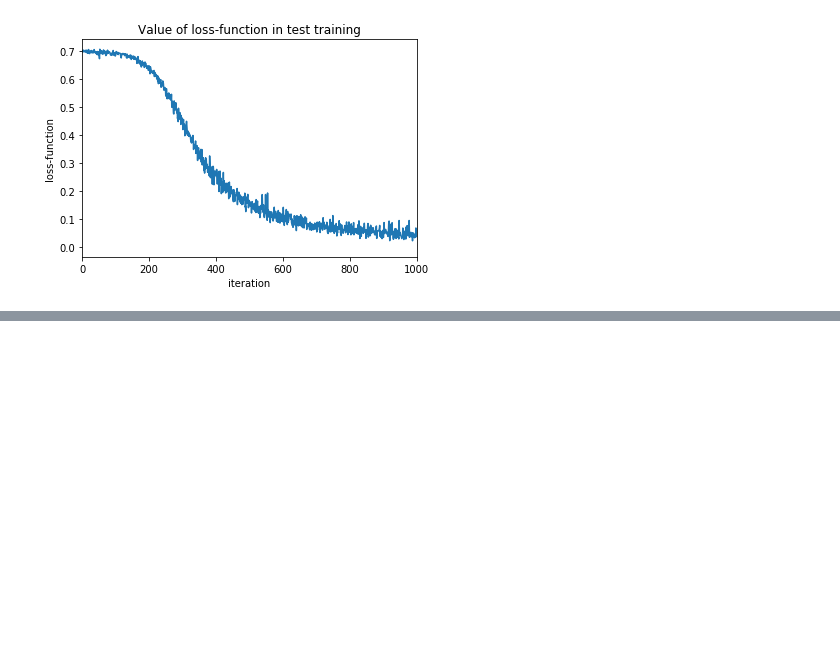
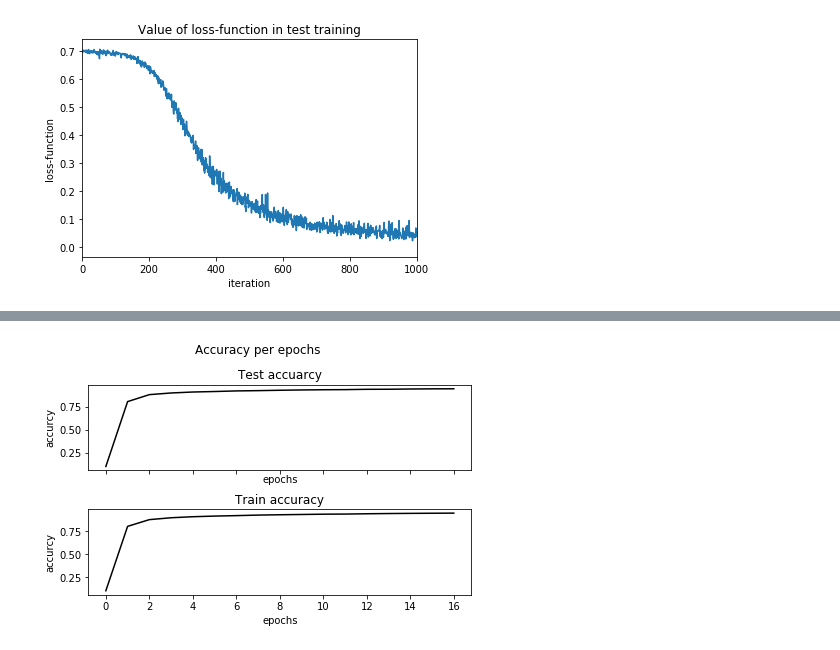
Before and after one commit to HansBlackCat/Python, a Jupyter notebook: MachineLearning/DeepLearning/cp4_Neural Network Training.ipynb, the cells around one changed output, grey strips where cells are left out. Drawn from its saved outputs; the diff is of its cells as text; code cells hidden in the pictures; blank space fills up the shorter version.

```diff
--- a/MachineLearning/DeepLearning/cp4_Neural Network Training.ipynb
+++ b/MachineLearning/DeepLearning/cp4_Neural Network Training.ipynb
@@ -562,0 +653,20 @@ plt.show()
+# %%
+# ver2
+x = np.arange(0,17,1)
+
+fig, ax = plt.subplots(2, sharex=True, sharey=True, constrained_layout=True)
+fig.suptitle("Accuracy per epochs")
+
+ax[0].plot(x, test_acc_list, '-k')
+ax[0].set_xlabel("epochs")
+ax[0].set_ylabel("accurcy")
+ax[0].set_title("Test accuarcy")
+
+ax[1].plot(x, train_acc_list, '-k')
+ax[1].set_xlabel("epochs")
+ax[1].set_ylabel("accurcy")
+ax[1].set_title("Train accuracy")
+
+plt.show()
+# %% [output]
+[figure, added]
```
Also changed, not shown: parts of 4 cells of this notebook, 1 other file.
